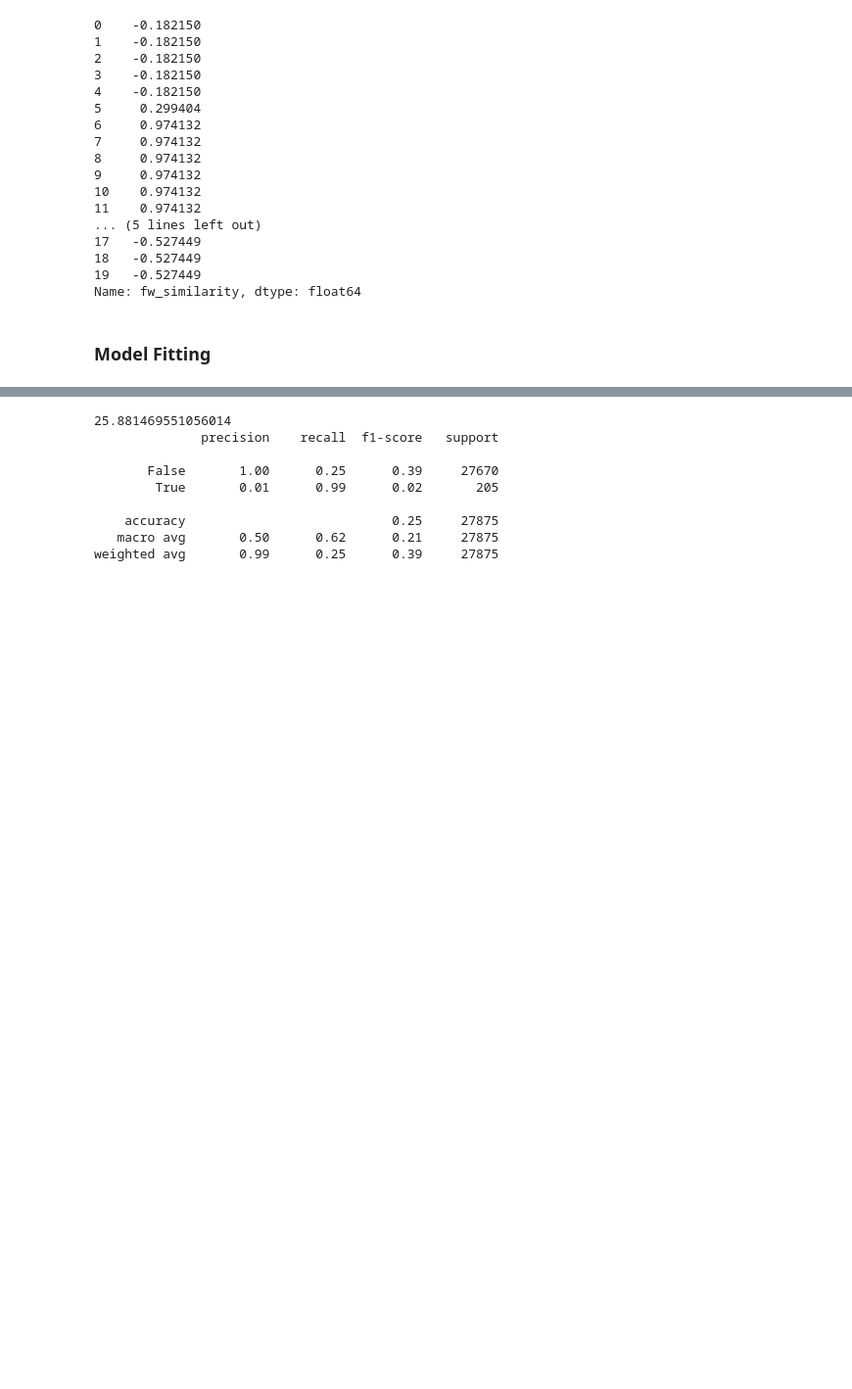
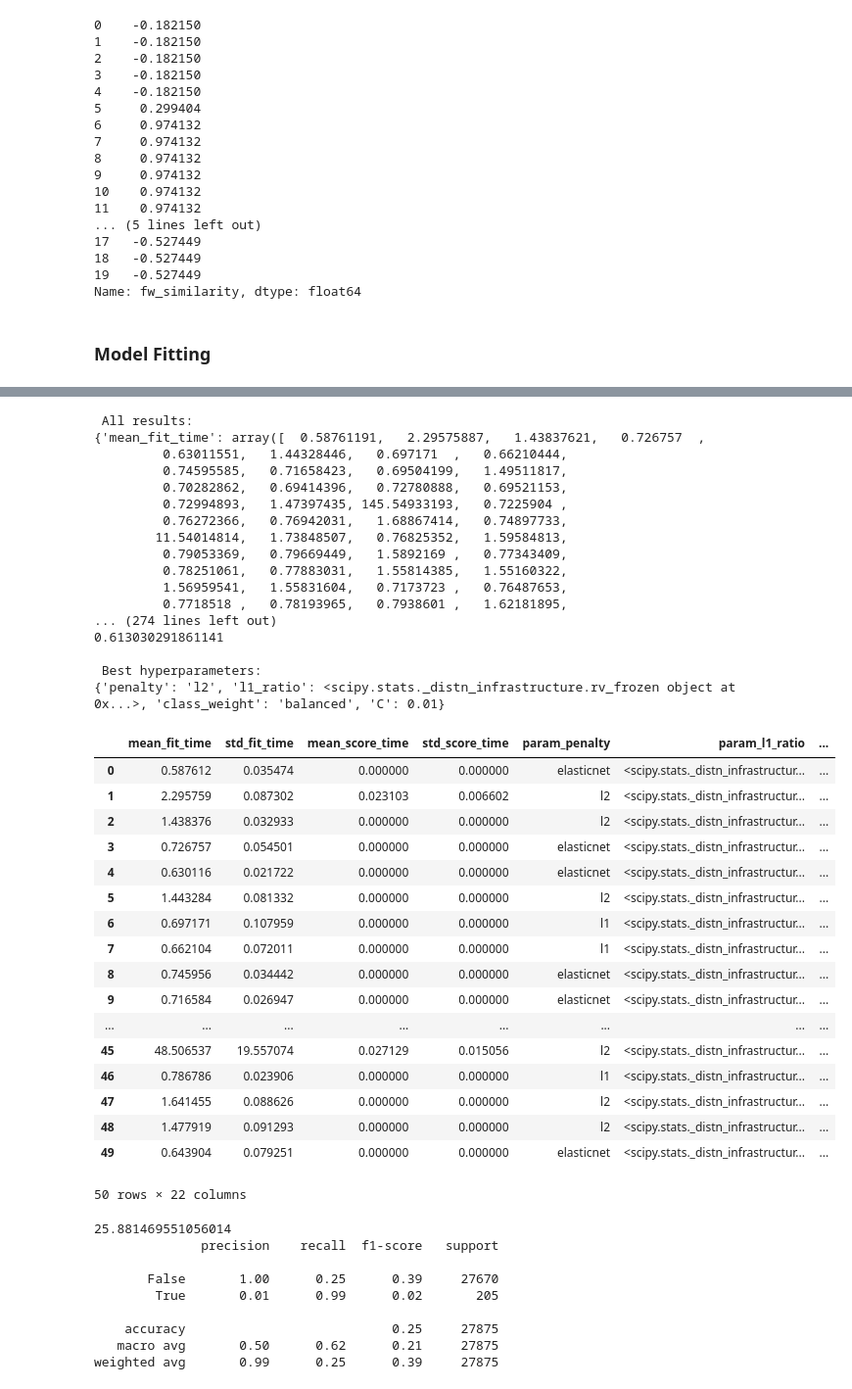
Before and after one commit to ScripterKSG/Neuro_Competition, a Jupyter notebook: Neuro Competition.ipynb, the cells around one changed output, grey strips where cells are left out. Shown at 98% size. Drawn from its saved outputs; the diff is of its cells as text; code cells hidden in the pictures; blank space fills up the shorter version.

```diff
--- a/Neuro Competition.ipynb
+++ b/Neuro Competition.ipynb
@@ -444,3 +474,50 @@ weighted avg       0.99      0.71      0.82     27875
+# %%
+print('\n All results:')
+print(random_searchLR.cv_results_)
+print('\n Best estimator:')
+print(random_searchLR.best_estimator_)
+print('\n Best normalized gini score for %d-fold search with %d parameter combinations:' % (5, 20))
+print(random_searchLR.best_score_ * 2 - 1)
+print('\n Best hyperparameters:')
+print(random_searchLR.best_params_)
+results = pd.DataFrame(random_searchLR.cv_results_)
+results
+# %% [output]
+ All results:
+{'mean_fit_time': array([  0.58761191,   2.29575887,   1.43837621,   0.726757  ,
+         0.63011551,   1.44328446,   0.697171  ,   0.66210444,
+         0.74595585,   0.71658423,   0.69504199,   1.49511817,
+         0.70282862,   0.69414396,   0.72780888,   0.69521153,
+         0.72994893,   1.47397435, 145.54933193,   0.7225904 ,
+         0.76272366,   0.76942031,   1.68867414,   0.74897733,
+        11.54014814,   1.73848507,   0.76825352,   1.59584813,
+         0.79053369,   0.79669449,   1.5892169 ,   0.77343409,
+         0.78251061,   0.77883031,   1.55814385,   1.55160322,
+         1.56959541,   1.55831604,   0.7173723 ,   0.76487653,
+         0.7718518 ,   0.78193965,   0.7938601 ,   1.62181895,
+... (274 lines left out)
+0.613030291861141
+
+ Best hyperparameters:
+{'penalty': 'l2', 'l1_ratio': <scipy.stats._distn_infrastructure.rv_frozen object at 0x...>, 'class_weight': 'balanced', 'C': 0.01}
+|  | mean_fit_time | std_fit_time | mean_score_time | std_score_time | param_penalty | param_l1_ratio | ... |
+| 0 | 0.587612 | 0.035474 | 0.000000 | 0.000000 | elasticnet | <scipy.stats._distn_infrastructur... | ... |
+| 1 | 2.295759 | 0.087302 | 0.023103 | 0.006602 | l2 | <scipy.stats._distn_infrastructur... | ... |
+| 2 | 1.438376 | 0.032933 | 0.000000 | 0.000000 | l2 | <scipy.stats._distn_infrastructur... | ... |
+| 3 | 0.726757 | 0.054501 | 0.000000 | 0.000000 | elasticnet | <scipy.stats._distn_infrastructur... | ... |
+| 4 | 0.630116 | 0.021722 | 0.000000 | 0.000000 | elasticnet | <scipy.stats._distn_infrastructur... | ... |
+| 5 | 1.443284 | 0.081332 | 0.000000 | 0.000000 | l2 | <scipy.stats._distn_infrastructur... | ... |
+| 6 | 0.697171 | 0.107959 | 0.000000 | 0.000000 | l1 | <scipy.stats._distn_infrastructur... | ... |
+| 7 | 0.662104 | 0.072011 | 0.000000 | 0.000000 | l1 | <scipy.stats._distn_infrastructur... | ... |
+| 8 | 0.745956 | 0.034442 | 0.000000 | 0.000000 | elasticnet | <scipy.stats._distn_infrastructur... | ... |
+| 9 | 0.716584 | 0.026947 | 0.000000 | 0.000000 | elasticnet | <scipy.stats._distn_infrastructur... | ... |
+| ... | ... | ... | ... | ... | ... | ... | ... |
+| 45 | 48.506537 | 19.557074 | 0.027129 | 0.015056 | l2 | <scipy.stats._distn_infrastructur... | ... |
+| 46 | 0.786786 | 0.023906 | 0.000000 | 0.000000 | l1 | <scipy.stats._distn_infrastructur... | ... |
+| 47 | 1.641455 | 0.088626 | 0.000000 | 0.000000 | l2 | <scipy.stats._distn_infrastructur... | ... |
+| 48 | 1.477919 | 0.091293 | 0.000000 | 0.000000 | l2 | <scipy.stats._distn_infrastructur... | ... |
+| 49 | 0.643904 | 0.079251 | 0.000000 | 0.000000 | elasticnet | <scipy.stats._distn_infrastructur... | ... |
+50 rows × 22 columns
 # %%
 from sklearn.naive_bayes import GaussianNB
 
```
Also changed, not shown: parts of 8 cells of this notebook.
